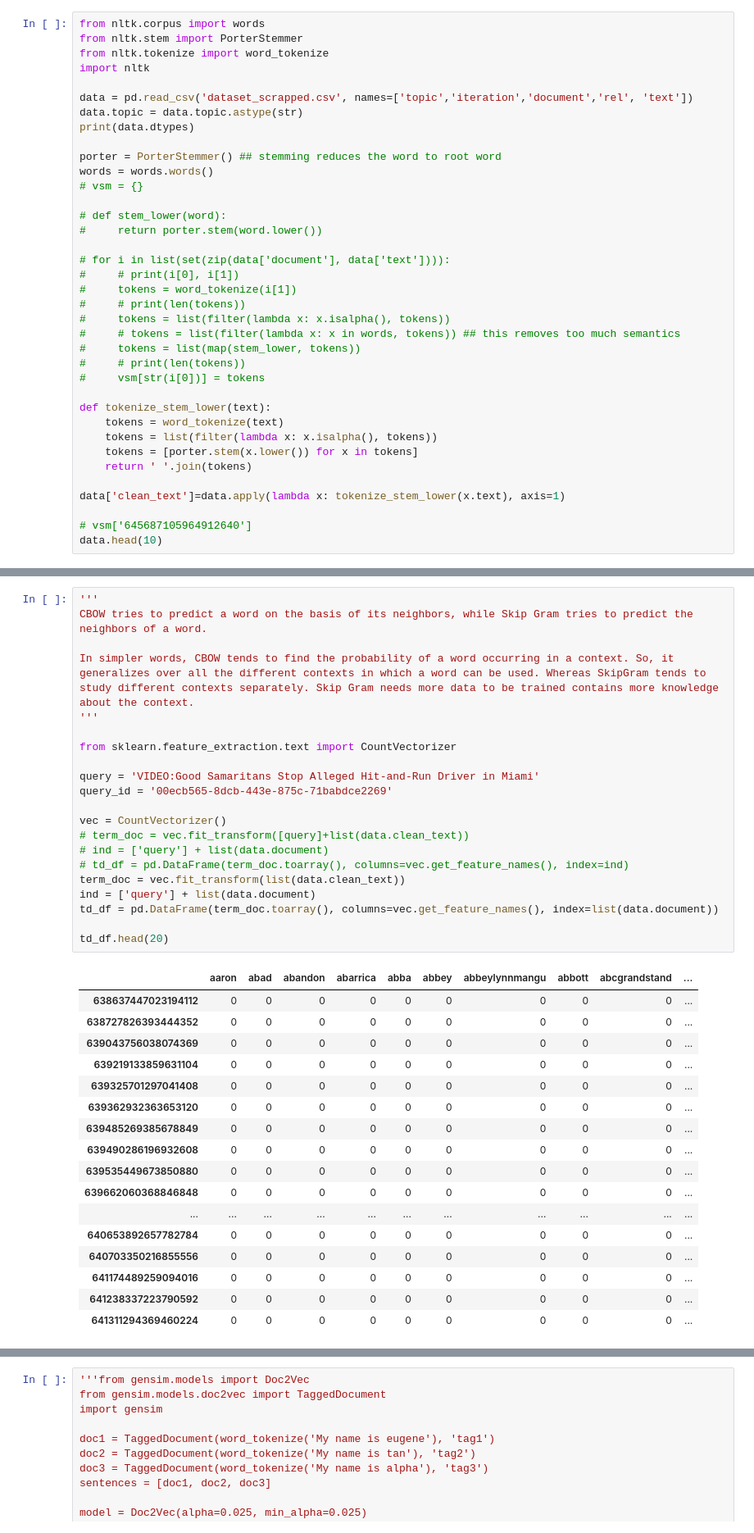
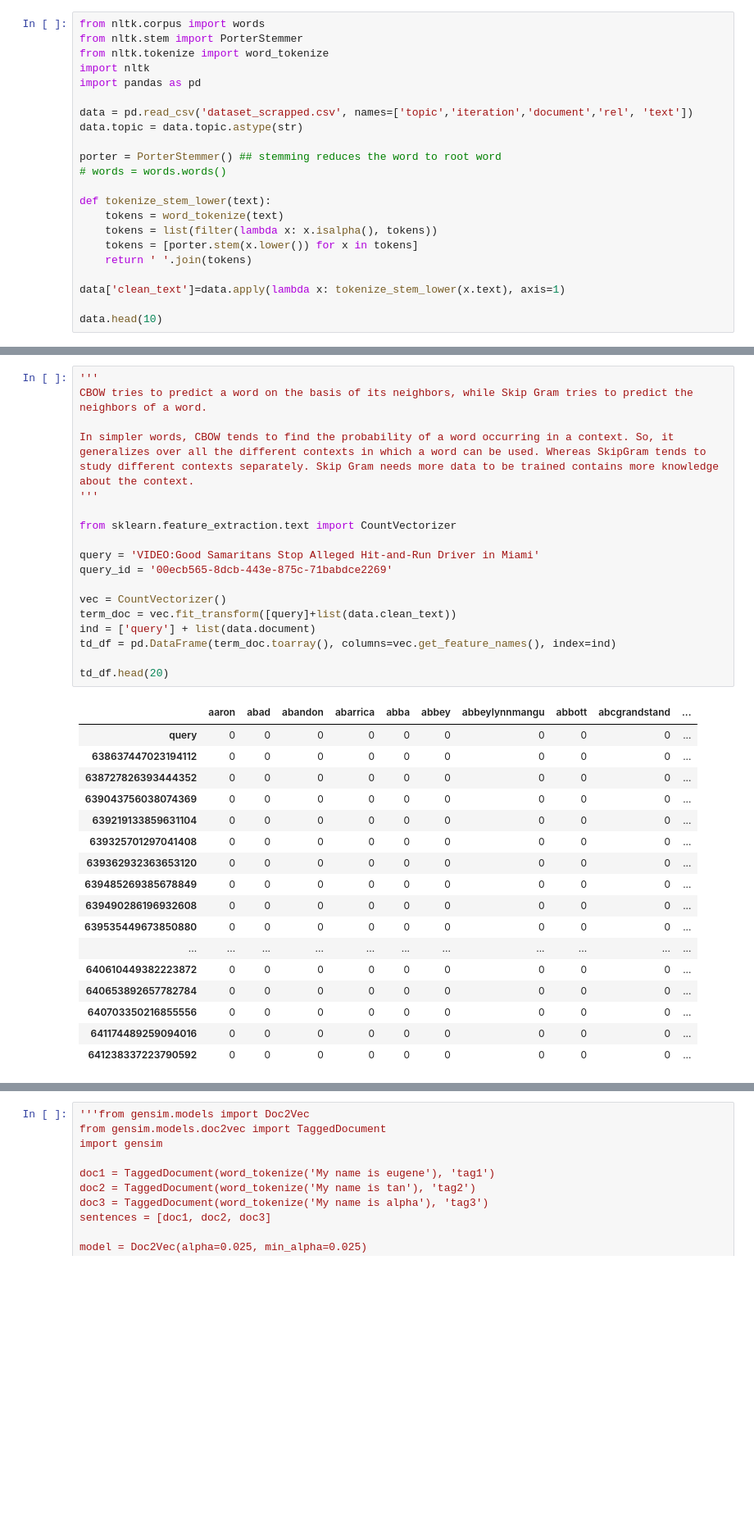
Before and after one commit to Dustyik/IR-tweets---disaster-, a Jupyter notebook: Project.ipynb, the cells around one changed output, grey strips where cells are left out. Shown at 82% size. Drawn from its saved outputs; the diff is of its cells as text; blank space fills up the shorter version.

```diff
--- a/Project.ipynb
+++ b/Project.ipynb
@@ -55,27 +38,13 @@ from nltk.corpus import words
 from nltk.stem import PorterStemmer
 from nltk.tokenize import word_tokenize
 import nltk
+import pandas as pd
 
 data = pd.read_csv('dataset_scrapped.csv', names=['topic','iteration','document','rel', 'text'])
 data.topic = data.topic.astype(str)
-print(data.dtypes)
 
 porter = PorterStemmer() ## stemming reduces the word to root word
-words = words.words()
-# vsm = {}
-
-# def stem_lower(word):
-#     return porter.stem(word.lower())
-
-# for i in list(set(zip(data['document'], data['text']))):
-#     # print(i[0], i[1])
-#     tokens = word_tokenize(i[1])
-#     # print(len(tokens))
-#     tokens = list(filter(lambda x: x.isalpha(), tokens))
-#     # tokens = list(filter(lambda x: x in words, tokens)) ## this removes too much semantics
-#     tokens = list(map(stem_lower, tokens))
-#     # print(len(tokens))
-#     vsm[str(i[0])] = tokens
+# words = words.words()
 
 def tokenize_stem_lower(text):
     tokens = word_tokenize(text)
@@ -85,7 +54,6 @@ def tokenize_stem_lower(text):
 
 data['clean_text']=data.apply(lambda x: tokenize_stem_lower(x.text), axis=1)
 
-# vsm['645687105964912640']
 data.head(10)
 # %% [output]
 topic        object
@@ -108,26 +78,24 @@ dtype: object
 # %%
 '''
 CBOW tries to predict a word on the basis of its neighbors, while Skip Gram tries to predict the neighbors of a word.
 
 In simpler words, CBOW tends to find the probability of a word occurring in a context. So, it generalizes over all the different contexts in which a word can be used. Whereas SkipGram tends to study different contexts separately. Skip Gram needs more data to be trained contains more knowledge about the context.
 '''
 
 from sklearn.feature_extraction.text import CountVectorizer
 
 query = 'VIDEO:Good Samaritans Stop Alleged Hit-and-Run Driver in Miami'
 query_id = '00ecb565-8dcb-443e-875c-71babdce2269'
 
 vec = CountVectorizer()
-# term_doc = vec.fit_transform([query]+list(data.clean_text))
-# ind = ['query'] + list(data.document)
-# td_df = pd.DataFrame(term_doc.toarray(), columns=vec.get_feature_names(), index=ind)
-term_doc = vec.fit_transform(list(data.clean_text))
+term_doc = vec.fit_transform([query]+list(data.clean_text))
 ind = ['query'] + list(data.document)
-td_df = pd.DataFrame(term_doc.toarray(), columns=vec.get_feature_names(), index=list(data.document))
+td_df = pd.DataFrame(term_doc.toarray(), columns=vec.get_feature_names(), index=ind)
 
 td_df.head(20)
 # %% [output]
 |  | aaron | abad | abandon | abarrica | abba | abbey | abbeylynnmangu | abbott | abcgrandstand | ... |
+| query | 0 | 0 | 0 | 0 | 0 | 0 | 0 | 0 | 0 | ... |
 | 638637447023194112 | 0 | 0 | 0 | 0 | 0 | 0 | 0 | 0 | 0 | ... |
 | 638727826393444352 | 0 | 0 | 0 | 0 | 0 | 0 | 0 | 0 | 0 | ... |
 | 639043756038074369 | 0 | 0 | 0 | 0 | 0 | 0 | 0 | 0 | 0 | ... |
@@ -137,10 +105,9 @@ td_df.head(20)
 | 639485269385678849 | 0 | 0 | 0 | 0 | 0 | 0 | 0 | 0 | 0 | ... |
 | 639490286196932608 | 0 | 0 | 0 | 0 | 0 | 0 | 0 | 0 | 0 | ... |
 | 639535449673850880 | 0 | 0 | 0 | 0 | 0 | 0 | 0 | 0 | 0 | ... |
-| 639662060368846848 | 0 | 0 | 0 | 0 | 0 | 0 | 0 | 0 | 0 | ... |
 | ... | ... | ... | ... | ... | ... | ... | ... | ... | ... | ... |
+| 640610449382223872 | 0 | 0 | 0 | 0 | 0 | 0 | 0 | 0 | 0 | ... |
 | 640653892657782784 | 0 | 0 | 0 | 0 | 0 | 0 | 0 | 0 | 0 | ... |
 | 640703350216855556 | 0 | 0 | 0 | 0 | 0 | 0 | 0 | 0 | 0 | ... |
 | 641174489259094016 | 0 | 0 | 0 | 0 | 0 | 0 | 0 | 0 | 0 | ... |
 | 641238337223790592 | 0 | 0 | 0 | 0 | 0 | 0 | 0 | 0 | 0 | ... |
-| 641311294369460224 | 0 | 0 | 0 | 0 | 0 | 0 | 0 | 0 | 0 | ... |
```
Also changed, not shown: parts of 19 cells of this notebook.
